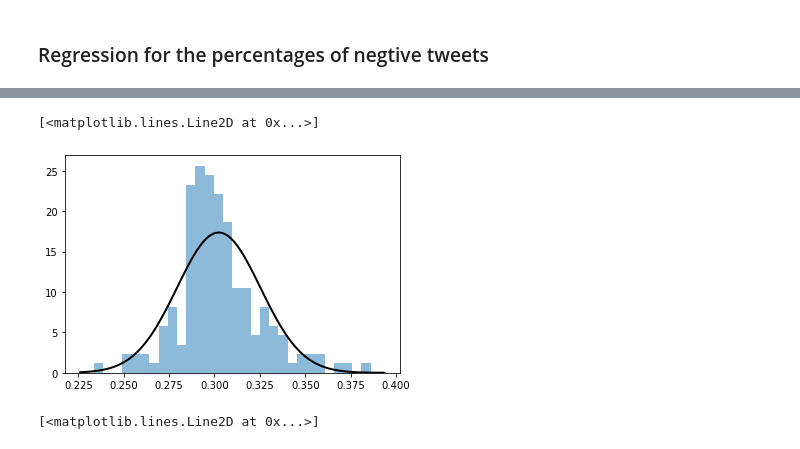
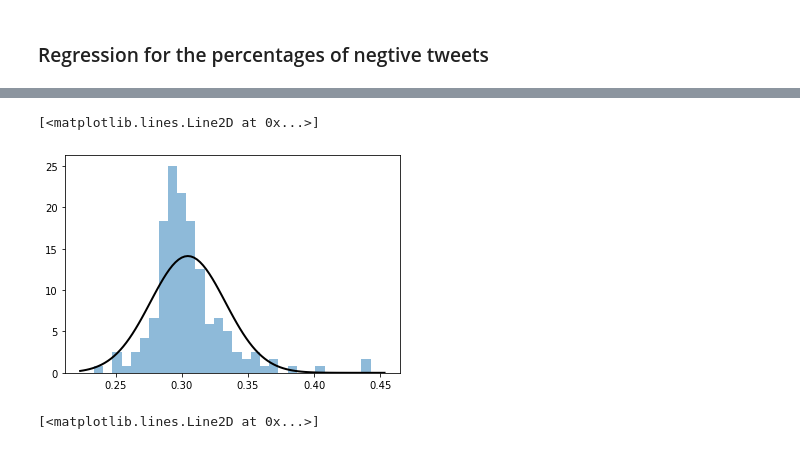
Before and after one commit to mdeppner/lgbtq-twitter-analysis, a Jupyter notebook: lgbtq_tweet_analysis.ipynb, the cells around one changed output, grey strips where cells are left out. Drawn from its saved outputs; the diff is of its cells as text; code cells hidden in the pictures.

```diff
--- a/lgbtq_tweet_analysis.ipynb
+++ b/lgbtq_tweet_analysis.ipynb
@@ -588,0 +633,9 @@ plt.plot(polarities_per_day)
+# %%
+# Extract the days from the 'created_at' timestamps to make the handling of the violin plots easier
+
+days_only = [row['created_at'].date() for index, row in df_processed.iterrows()]
+df_processed = df_processed.assign(day = days_only)
+# %%
+# create a new column with the group number
+df_processed['days_since_start'] = (df_processed['created_at'] - startdates_all[0]).dt.days
+df_processed['week_group'] = (df_processed['days_since_start'] // 14) + 1
@@ -661,9 +729,10 @@ df_processed = df_processed.assign(vader_neutral = neutral_values)
 df_processed = df_processed.assign(vader_compound = compound_values)
 df_processed = df_processed.assign(vader_label = labels)
 # %%
-positive_per_day = np.zeros(len(startdates_all))
-negative_per_day = np.zeros(len(startdates_all))
-neutral_per_day  = np.zeros(len(startdates_all))
+# Compute the amount of Positive, Neutral and Negative labeled tweets per day
+positive_per_day = np.zeros(total_days)
+negative_per_day = np.zeros(total_days)
+neutral_per_day  = np.zeros(total_days)
 index = 0
 
 for startdate, enddate in zip(startdates_all, enddates_all):
@@ -712,9 +784,9 @@ plt.show()
 # %% [markdown]
 #### Compute the fractions of the positive, negative and netural off all tweets that days
 # %%
-positive_per_day_frac = np.zeros(len(startdates_all))
-negative_per_day_frac = np.zeros(len(startdates_all))
-neutral_per_day_frac  = np.zeros(len(startdates_all))
+positive_per_day_frac = np.zeros(total_days)
+negative_per_day_frac = np.zeros(total_days)
+neutral_per_day_frac  = np.zeros(total_days)
 index = 0
 
 for startdate, enddate in zip(startdates_all, enddates_all):
@@ -839,17 +1050,17 @@ plt.show()
 # %%
 # Distribution of all values
-neg_frac_no_outliers = neg_frac_all[neg_frac_all <= 0.4]
+neg_frac_no_outliers = neg_frac_all
 
 plt.hist(neg_frac_no_outliers, bins = 30, density=True,alpha=0.5)
 
 mu, std = norm.fit(neg_frac_no_outliers)
 xmin, xmax = plt.xlim()
 x = np.linspace(xmin, xmax, 100)
 p = norm.pdf(x, mu, std)
 plt.plot(x, p, 'k', linewidth=2)
 # %% [output]
 [<matplotlib.lines.Line2D at 0x...>]
-[figure, old version]
+[figure, new version]
 # %%
 # Distribution of all values before
 plt.hist(neg_frac_before, bins = 30, density=True,alpha=0.5)
```
Also changed, not shown: parts of 45 cells of this notebook.
